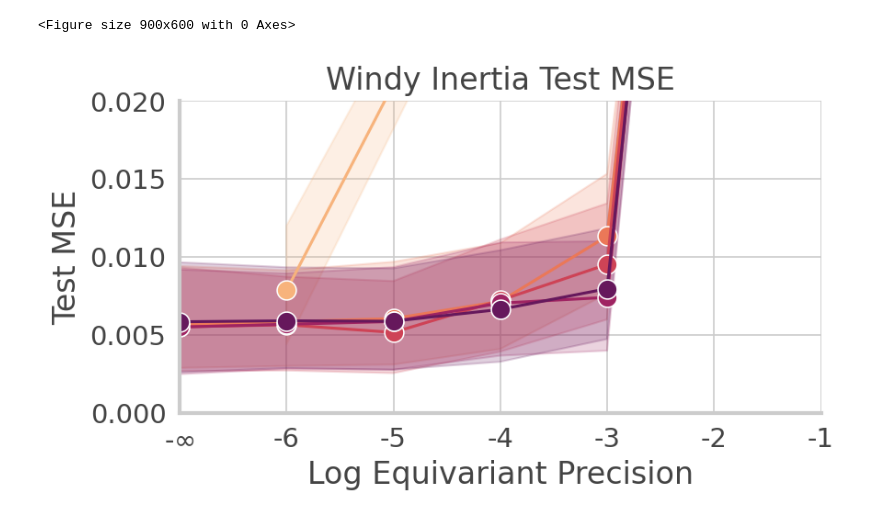
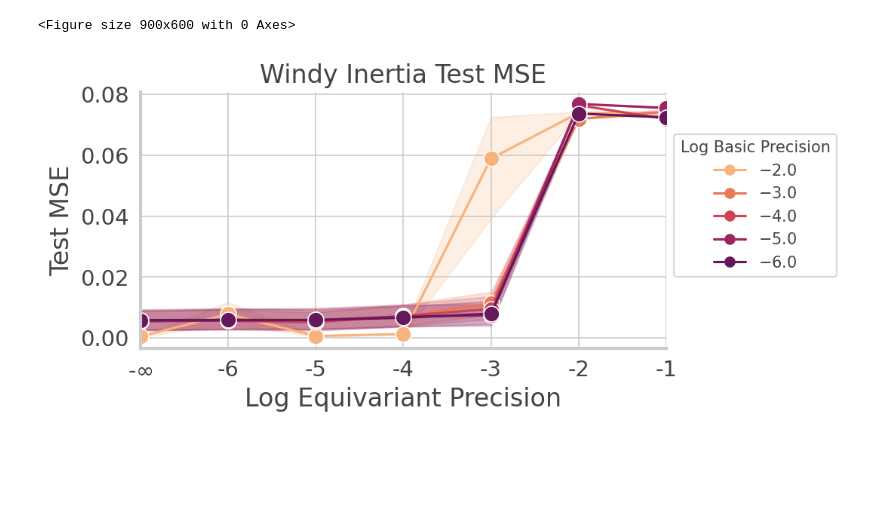
Before and after one commit to mfinzi/residual-pathway-priors, a Jupyter notebook: experiments/prior-var-ablation/windy_pendulum_plotter.ipynb, the cells around one changed output. Saved outputs shown, nothing was run; the diff lists cells and outputs as text; code cells hidden in the pictures; blank space fills up the shorter version.

```diff
--- a/experiments/prior-var-ablation/windy_pendulum_plotter.ipynb
+++ b/experiments/prior-var-ablation/windy_pendulum_plotter.ipynb
@@ -50,36 +50,36 @@ sns.set_style("whitegrid")
 
 COLOR = '#444444'
 mpl.rcParams['text.color'] = COLOR
 mpl.rcParams['axes.labelcolor'] = COLOR
 mpl.rcParams['xtick.color'] = COLOR
 mpl.rcParams['ytick.color'] = COLOR
 
 plt.figure(dpi=150)
 # sns.lineplot(x='log_equiv', y='te_loss', hue='basic_hue', data=results[results['log_basic'] < -1.],
 #             palette='RdYlBu')
 
 fig, ax = plt.subplots(dpi=150, figsize=(6, 3))
 sns.lineplot(x='log_equiv', y='te_loss', data=plot_df,
         hue='basic_hue', markers=['o' for _ in range(5)],
              style='basic_hue', dashes=False, markersize=10,
                 ax=ax, palette=cpal)
 
-# ax.legend(loc='lower left', title='Log Basic Precision', bbox_to_anchor=(1., 0.25))
-ax.get_legend().remove()
+ax.legend(loc='lower left', title='Log Basic Precision', bbox_to_anchor=(1., 0.25))
+# ax.get_legend().remove()
 ax.set_xlabel("Log Equivariant Precision", fontsize=fs)
 ax.set_ylabel("Test MSE", fontsize=fs)
 ax.set_title("Windy Inertia Test MSE", fontsize=16)
-plt.ylim(0., 0.02)
+# plt.ylim(0., 0.02)
 ax.set_xlim(-7, -1)
 ax.set_xticklabels([r"-$\infty$", -6, -5, -4, -3, -2, -1])
 ax.tick_params('both', labelsize=fs-2)
 plt.savefig("./figs/windy_equiv_wd.pdf", bbox_inches='tight')
 sns.despine()
 for axis in ['top','bottom','left','right']:
     ax.spines[axis].set_linewidth(2.)
 plt.show()
 # %% [output]
 <Figure size 900x600 with 0 Axes>
-[figure, old version]
+[figure, new version]
 # %%
 results.log_basic.unique().shape
```
Also changed, not shown: parts of 1 cell of this notebook, 29 other files.
